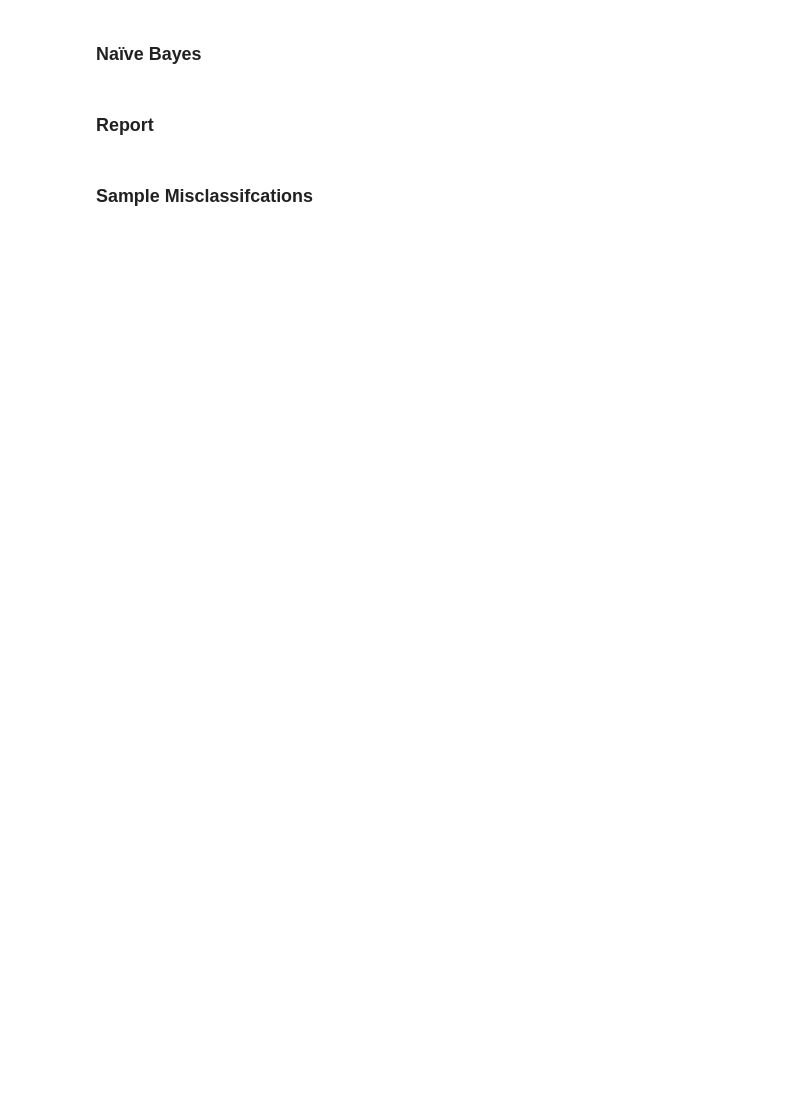
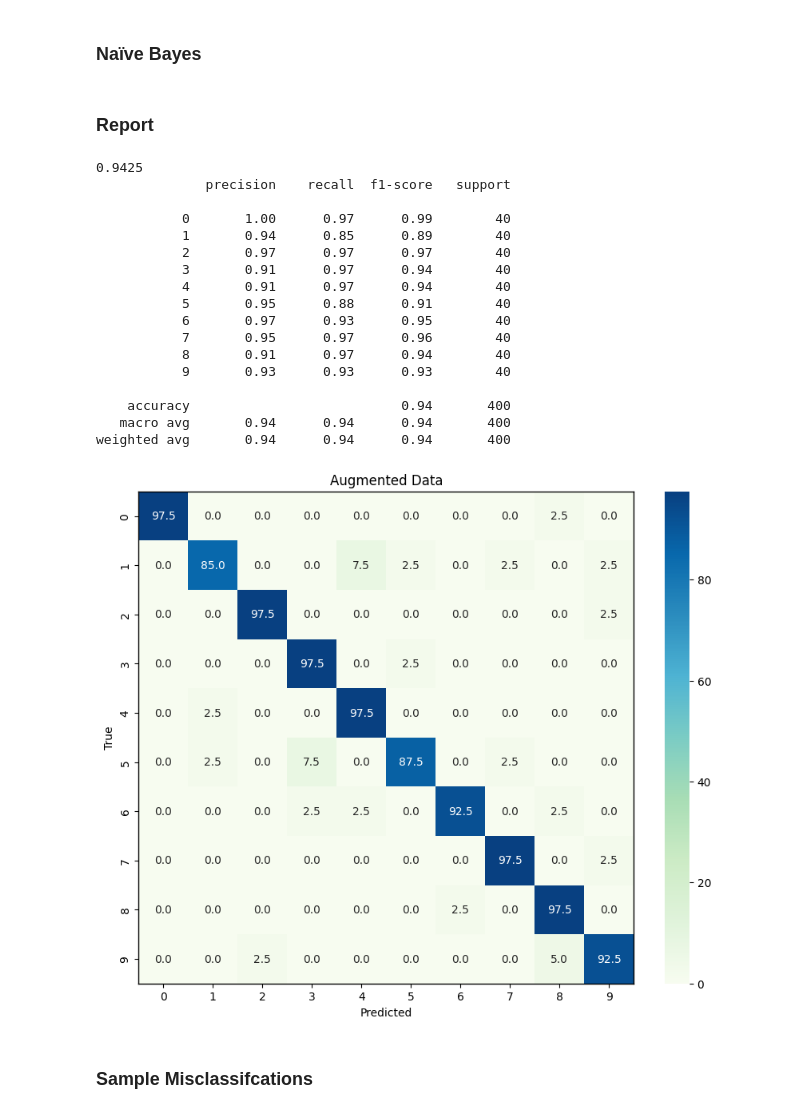
Before and after one commit to oyjuffer/FER-CNN, a Jupyter notebook: naive_bayes.ipynb, the cells around one changed output. Drawn from its saved outputs; the diff is of its cells as text; code cells hidden in the pictures; blank space fills up the shorter version.

```diff
--- a/naive_bayes.ipynb
+++ b/naive_bayes.ipynb
@@ -149,19 +176,38 @@ y_pred = gnb.fit(X_train, y_train).predict(X_test)
 # %%
 print(accuracy_score(y_test, y_pred))
 print(classification_report(y_test, y_pred))
 
 cm_augmented = confusion_matrix(y_test, y_pred)
-cm_augmented = cm_augmented.astype('float') / cm_augmented.sum(axis=1)[:, np.newaxis]
+cm_augmented = cm_augmented.astype('float') / cm_augmented.sum(axis=1)[:, np.newaxis] * 100
 plt.figure(figsize=(10, 8), dpi=100)
-res_augmented = sns.heatmap(cm_augmented, annot=True, fmt='.3', cmap='GnBu')
+res_augmented = sns.heatmap(cm_augmented, annot=True, fmt='.4', cmap='GnBu')
 
 plt.ylabel('True')
 plt.xlabel('Predicted')
 plt.title('Augmented Data')
 
 for _, spine in res_augmented.spines.items():
     spine.set_visible(True)
     spine.set_linewidth(1)
+# %% [output]
+0.9425
+              precision    recall  f1-score   support
+
+           0       1.00      0.97      0.99        40
+           1       0.94      0.85      0.89        40
+           2       0.97      0.97      0.97        40
+           3       0.91      0.97      0.94        40
+           4       0.91      0.97      0.94        40
+           5       0.95      0.88      0.91        40
+           6       0.97      0.93      0.95        40
+           7       0.95      0.97      0.96        40
+           8       0.91      0.97      0.94        40
+           9       0.93      0.93      0.93        40
+
+    accuracy                           0.94       400
+   macro avg       0.94      0.94      0.94       400
+weighted avg       0.94      0.94      0.94       400
+[figure, added]
 # %% [markdown]
 ### Sample Misclassifcations
 # %%
```
Also changed, not shown: parts of 10 cells of this notebook.
